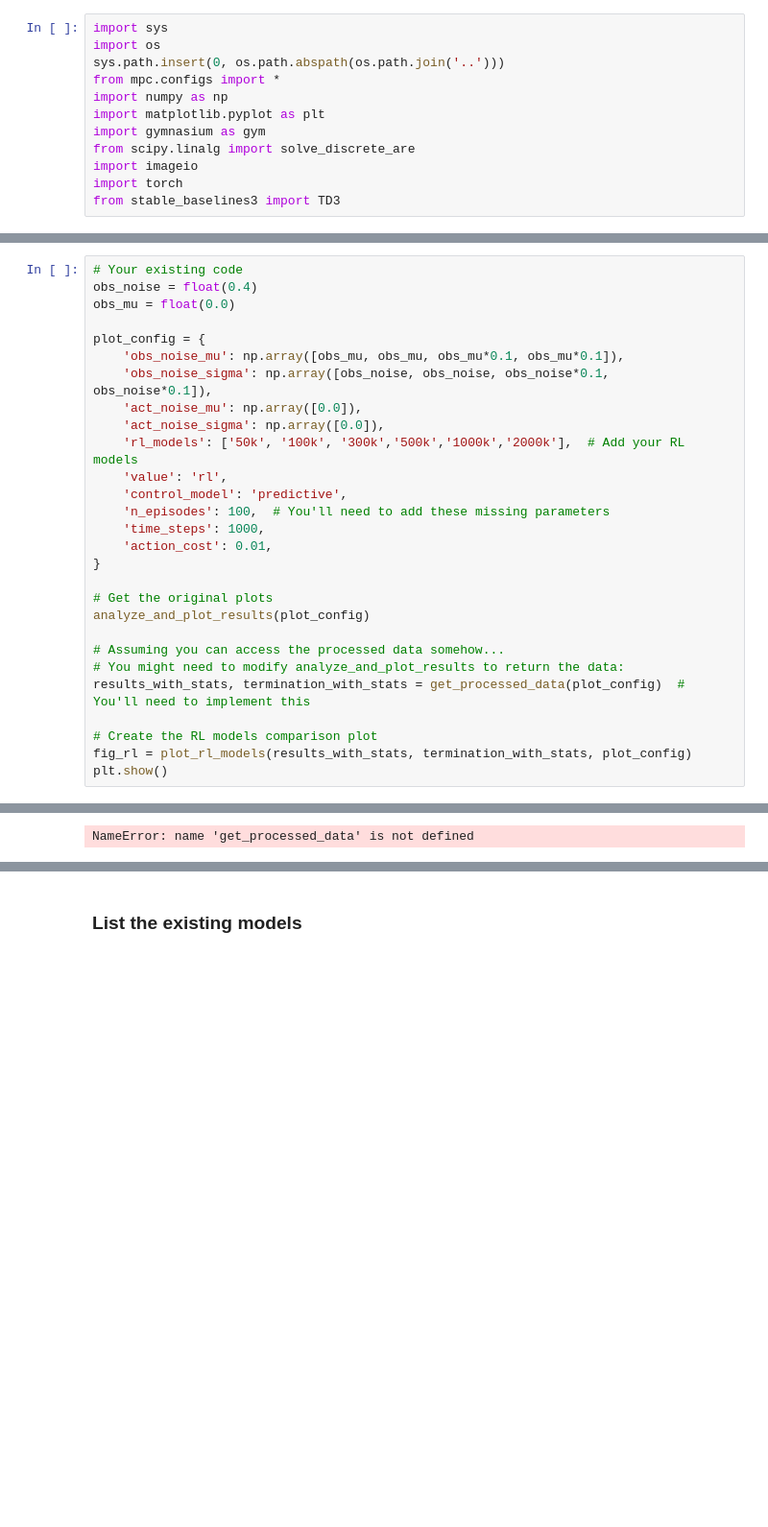
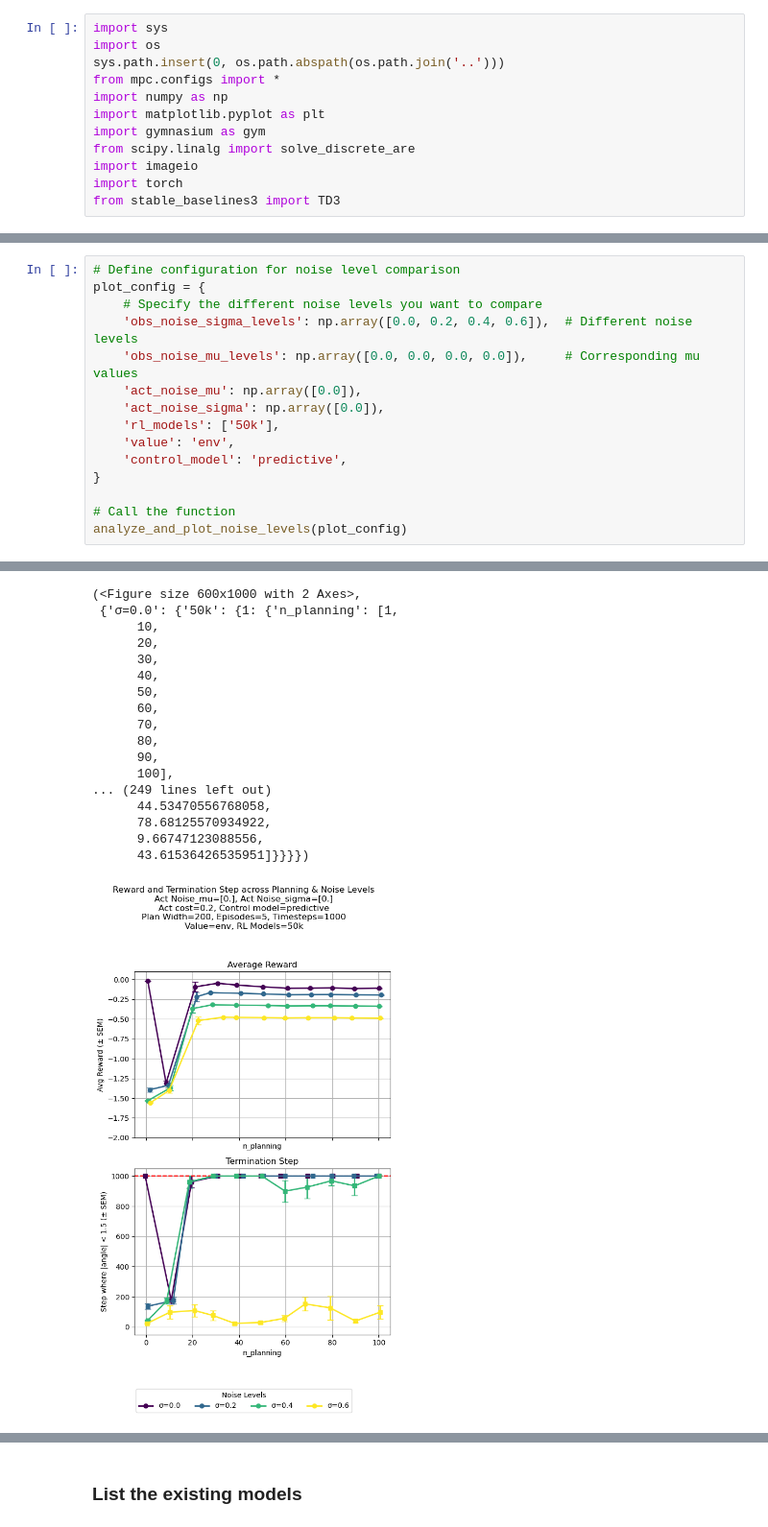
Before and after one commit to jtbuch/mpc_dojo, a Jupyter notebook: cartpole/notebooks/MujocoCartpoleSimulations.ipynb, the cells around one changed output, grey strips where cells are left out. Shown at 96% size. Saved outputs shown, nothing was run; the diff lists cells and outputs as text; blank space fills up the shorter version.

```diff
--- a/cartpole/notebooks/MujocoCartpoleSimulations.ipynb
+++ b/cartpole/notebooks/MujocoCartpoleSimulations.ipynb
@@ -143,31 +143,18 @@ Loaded model from ../results/models/model_interval1_planning90_obsnoise0.4_obsmu
 # %%
-# Your existing code
-obs_noise = float(0.4)
-obs_mu = float(0.0)
-
+# Define configuration for noise level comparison
 plot_config = {
-    'obs_noise_mu': np.array([obs_mu, obs_mu, obs_mu*0.1, obs_mu*0.1]),
-    'obs_noise_sigma': np.array([obs_noise, obs_noise, obs_noise*0.1, obs_noise*0.1]),
+    # Specify the different noise levels you want to compare
+    'obs_noise_sigma_levels': np.array([0.0, 0.2, 0.4, 0.6]),  # Different noise levels
+    'obs_noise_mu_levels': np.array([0.0, 0.0, 0.0, 0.0]),     # Corresponding mu values
     'act_noise_mu': np.array([0.0]),
     'act_noise_sigma': np.array([0.0]),
-    'rl_models': ['50k', '100k', '300k','500k','1000k','2000k'],  # Add your RL models
-    'value': 'rl',
+    'rl_models': ['50k'],
+    'value': 'env',
     'control_model': 'predictive',
-    'n_episodes': 100,  # You'll need to add these missing parameters
-    'time_steps': 1000,
-    'action_cost': 0.01,
 }
 
-# Get the original plots
-analyze_and_plot_results(plot_config)
-
-# Assuming you can access the processed data somehow...
-# You might need to modify analyze_and_plot_results to return the data:
-results_with_stats, termination_with_stats = get_processed_data(plot_config)  # You'll need to implement this
-
-# Create the RL models comparison plot
-fig_rl = plot_rl_models(results_with_stats, termination_with_stats, plot_config)
-plt.show()
+# Call the function
+analyze_and_plot_noise_levels(plot_config)
 # %% [output]
 Loaded model from ../results/models/model_interval1_planning100_obsnoise0.0_obsmu0.0_actnoise0.0_actmu0.0_time20250807-095307_modelpredictive_valuerl_rl_model50k.pkl
 Loaded model from ../results/models/model_interval1_planning100_obsnoise0.0_obsmu0.0_actnoise0.0_actmu0.0_time20250807-101841_modelpredictive_valuerl_rl_model100k.pkl
@@ -189 +176,18 @@ No model results found with the specified configuration.
-NameError: name 'get_processed_data' is not defined
+(<Figure size 600x1000 with 2 Axes>,
+ {'σ=0.0': {'50k': {1: {'n_planning': [1,
+      10,
+      20,
+      30,
+      40,
+      50,
+      60,
+      70,
+      80,
+      90,
+      100],
+... (249 lines left out)
+      44.53470556768058,
+      78.68125570934922,
+      9.66747123088556,
+      43.61536426535951]}}}})
+[figure, added]
```
Also changed, not shown: parts of 4 cells of this notebook, 3 other files.
